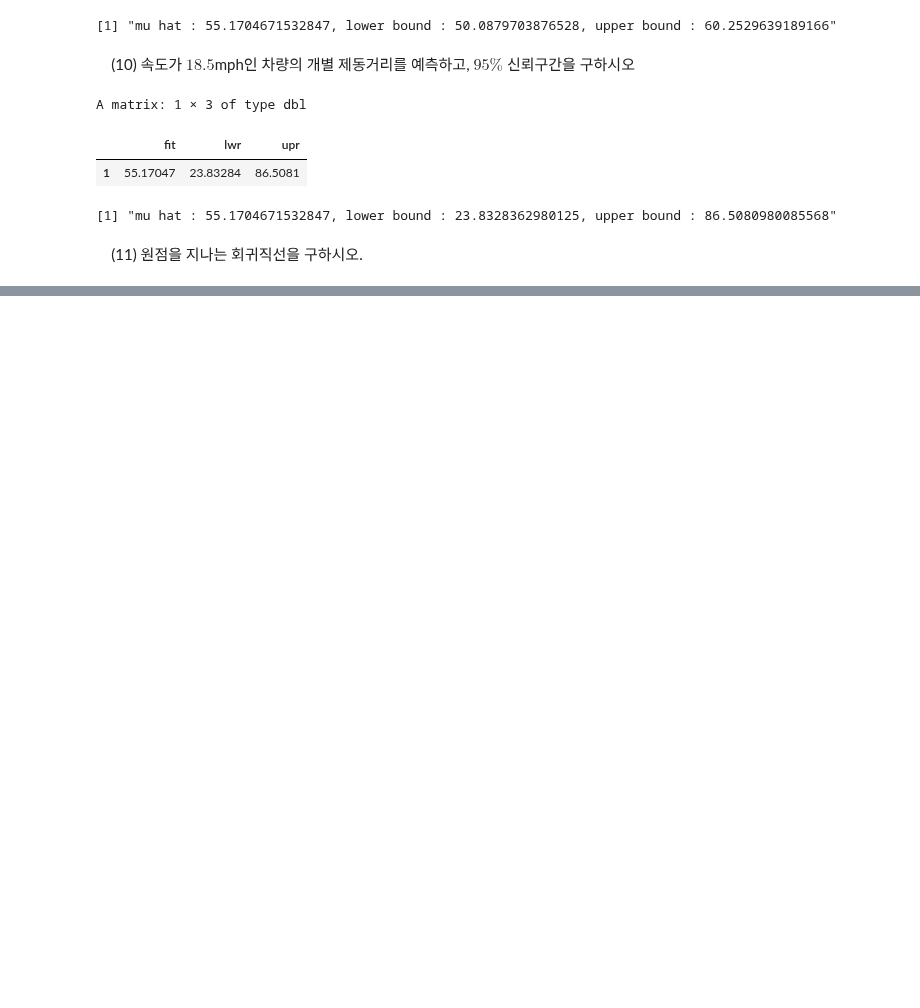
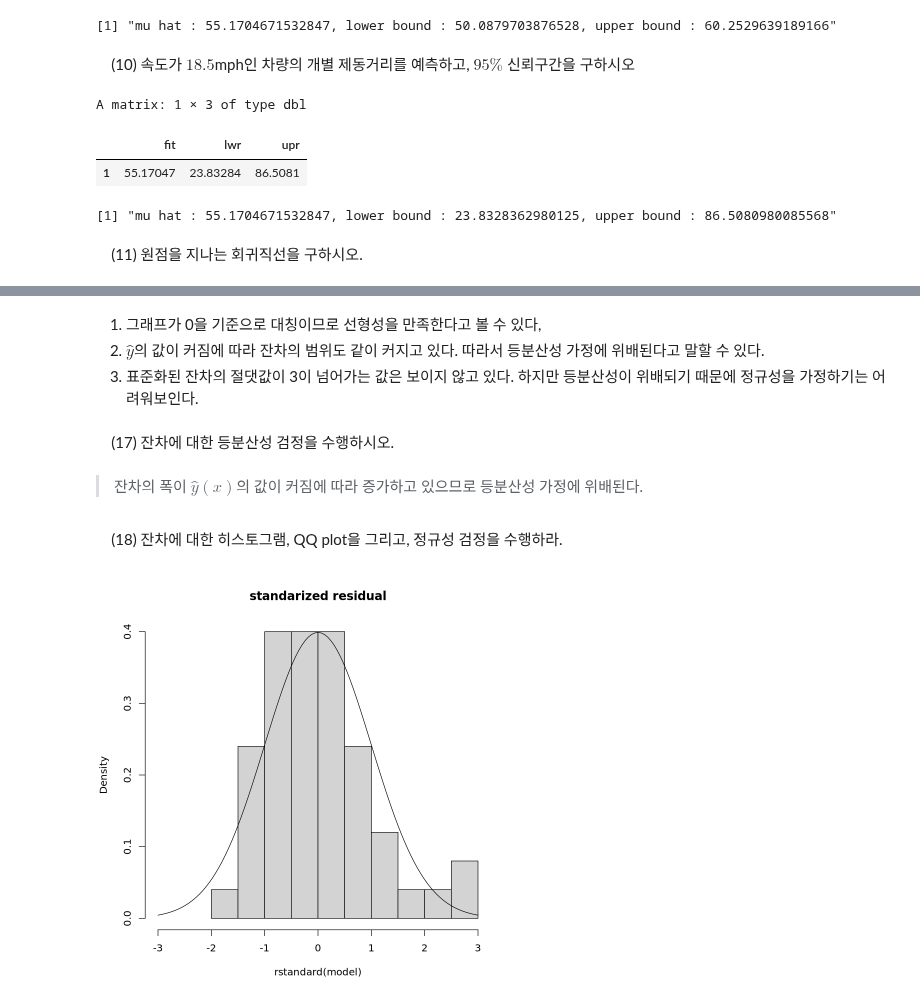
Before and after one commit to HollyRiver/R, a Jupyter notebook: regression analysis/hw/RA 2/강신성_202014107_HW01.ipynb, the cells around one changed output, grey strips where cells are left out. Drawn from its saved outputs; the diff is of its cells as text; code cells hidden in the pictures; blank space fills up the shorter version.

```diff
--- a/regression analysis/hw/RA 2/강신성_202014107_HW01.ipynb
+++ b/regression analysis/hw/RA 2/강신성_202014107_HW01.ipynb
@@ -292,0 +435,17 @@ print(paste("mu hat : ", mu_hat, ", lower bound : ", lwr, ", upper bound : ", up
+# %% [markdown]
+1. 그래프가 0을 기준으로 대칭이므로 선형성을 만족한다고 볼 수 있다,
+2. $\hat{y}$의 값이 커짐에 따라 잔차의 범위도 같이 커지고 있다. 따라서 등분산성 가정에 위배된다고 말할 수 있다.
+3. 표준화된 잔차의 절댓값이 3이 넘어가는 값은 보이지 않고 있다. 하지만 등분산성이 위배되기 때문에 정규성을 가정하기는 어려워보인다.
+# %% [markdown]
+&nbsp; &nbsp; (17) 잔차에 대한 등분산성 검정을 수행하시오.
+# %% [markdown]
+> 잔차의 폭이 $\hat{y}(x)$의 값이 커짐에 따라 증가하고 있으므로 등분산성 가정에 위배된다.
+# %% [markdown]
+&nbsp; &nbsp; (18) 잔차에 대한 히스토그램, QQ plot을 그리고, 정규성 검정을 수행하라.
+# %%
+x = cars$speed
+
+hist(rstandard(model), prob = TRUE, xlim = c(-3, 3), main = "standarized residual")
+curve(dnorm(x, 0, 1), add = TRUE)
+# %% [output]
+[figure, added]
```
Also changed, not shown: parts of 43 cells of this notebook, 3 other files.
